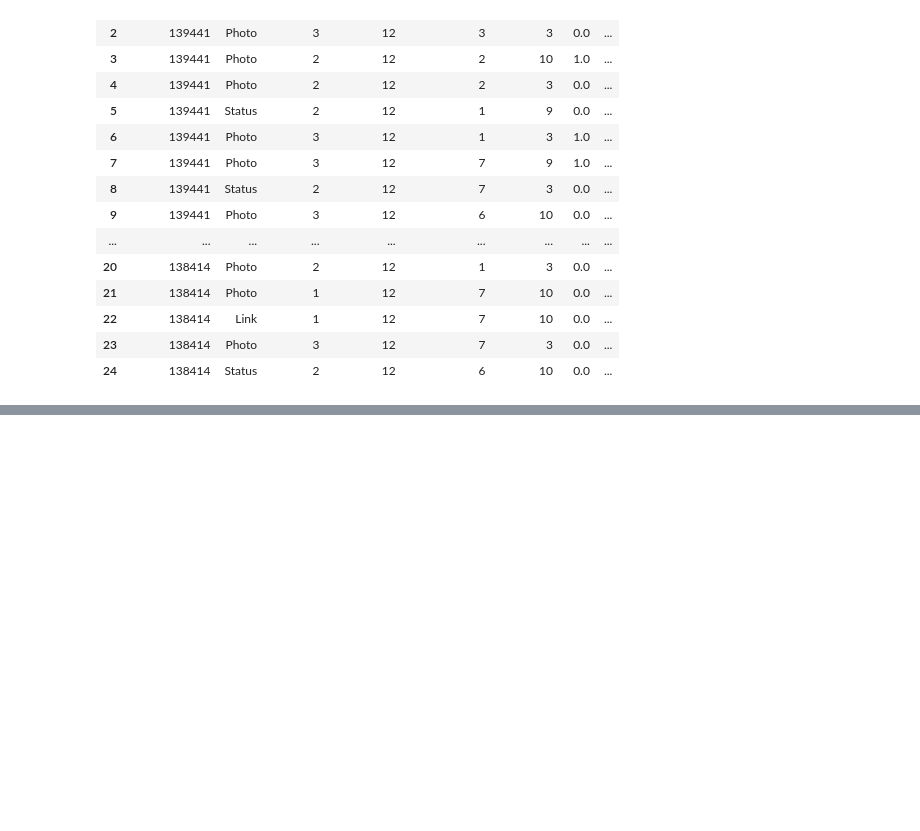
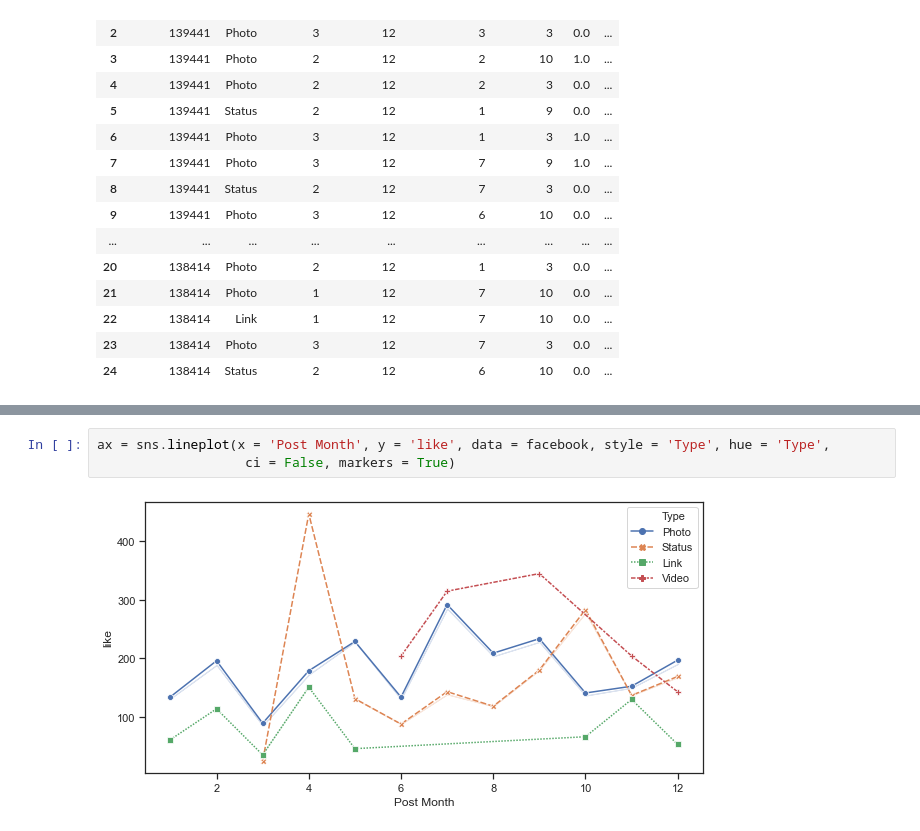
Before and after one commit to MarilynSasha/INTRO-TO-DATA-ANALYSIS, a Jupyter notebook: facebook7.21.20.ipynb, the cells around one changed output, grey strips where cells are left out. Drawn from its saved outputs; the diff is of its cells as text; blank space fills up the shorter version.

```diff
--- a/facebook7.21.20.ipynb
+++ b/facebook7.21.20.ipynb
@@ -108,0 +121,5 @@ ax = sns.scatterplot(x="Type", y="like", data=facebook)
+# %%
+ax = sns.lineplot(x = 'Post Month', y = 'like', data = facebook, style = 'Type', hue = 'Type',
+                   ci = False, markers = True)
+# %% [output]
+[figure, added]
```
Also changed, not shown: parts of 5 cells of this notebook.
